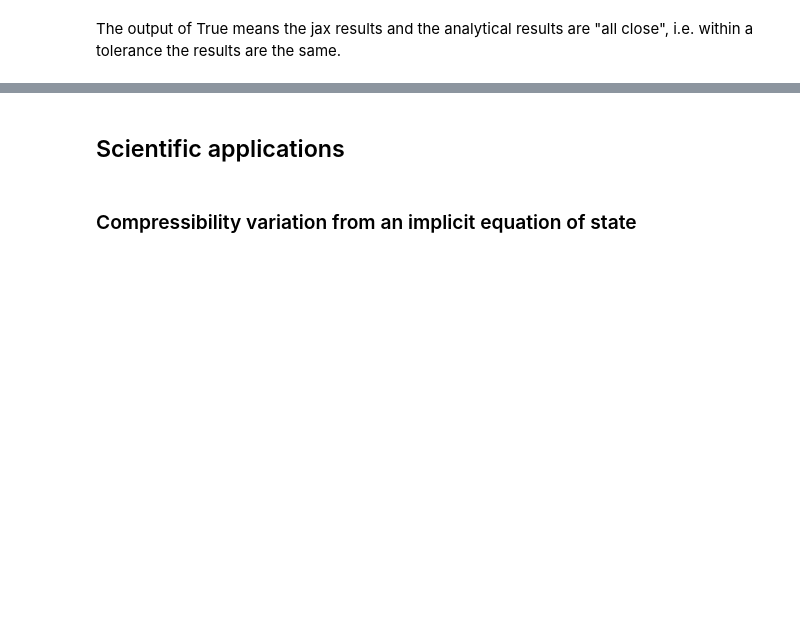
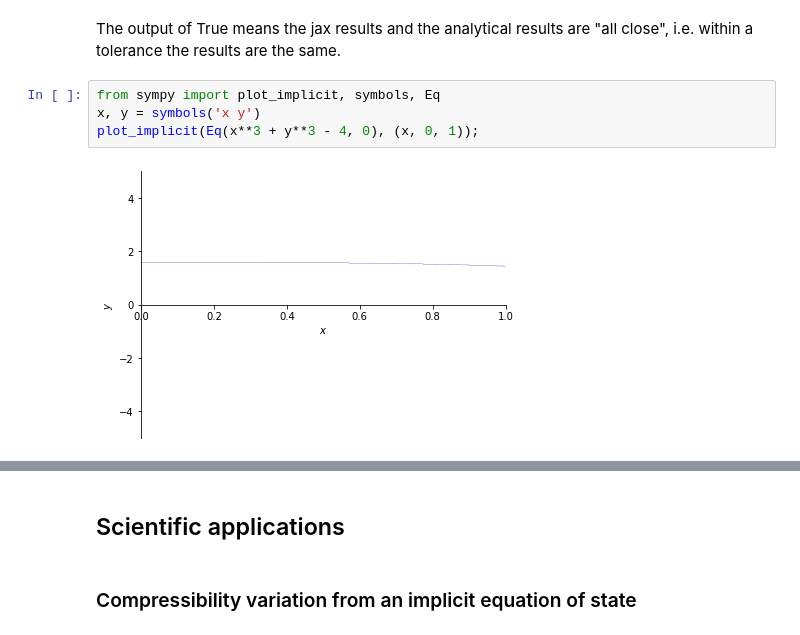
Before and after one commit to Steel-Bank-codespaces/f22-06623, a Jupyter notebook: lectures/20-autograd-applications/20-jax-applications.ipynb, the cells around one changed output, grey strips where cells are left out. Cells and saved outputs as stored; diff of their text form; blank space fills up the shorter version.

```diff
--- a/lectures/20-autograd-applications/20-jax-applications.ipynb
+++ b/lectures/20-autograd-applications/20-jax-applications.ipynb
@@ -202,2 +253,8 @@ plt.legend();
 # %% [markdown]
 The output of True means the jax results and the analytical results are "all close", i.e. within a tolerance the results are the same.
+# %%
+from sympy import plot_implicit, symbols, Eq
+x, y = symbols('x y')
+plot_implicit(Eq(x**3 + y**3 - 4, 0), (x, 0, 1));
+# %% [output]
+[figure, added]
```
Also changed, not shown: parts of 33 cells of this notebook, 1 other file.
